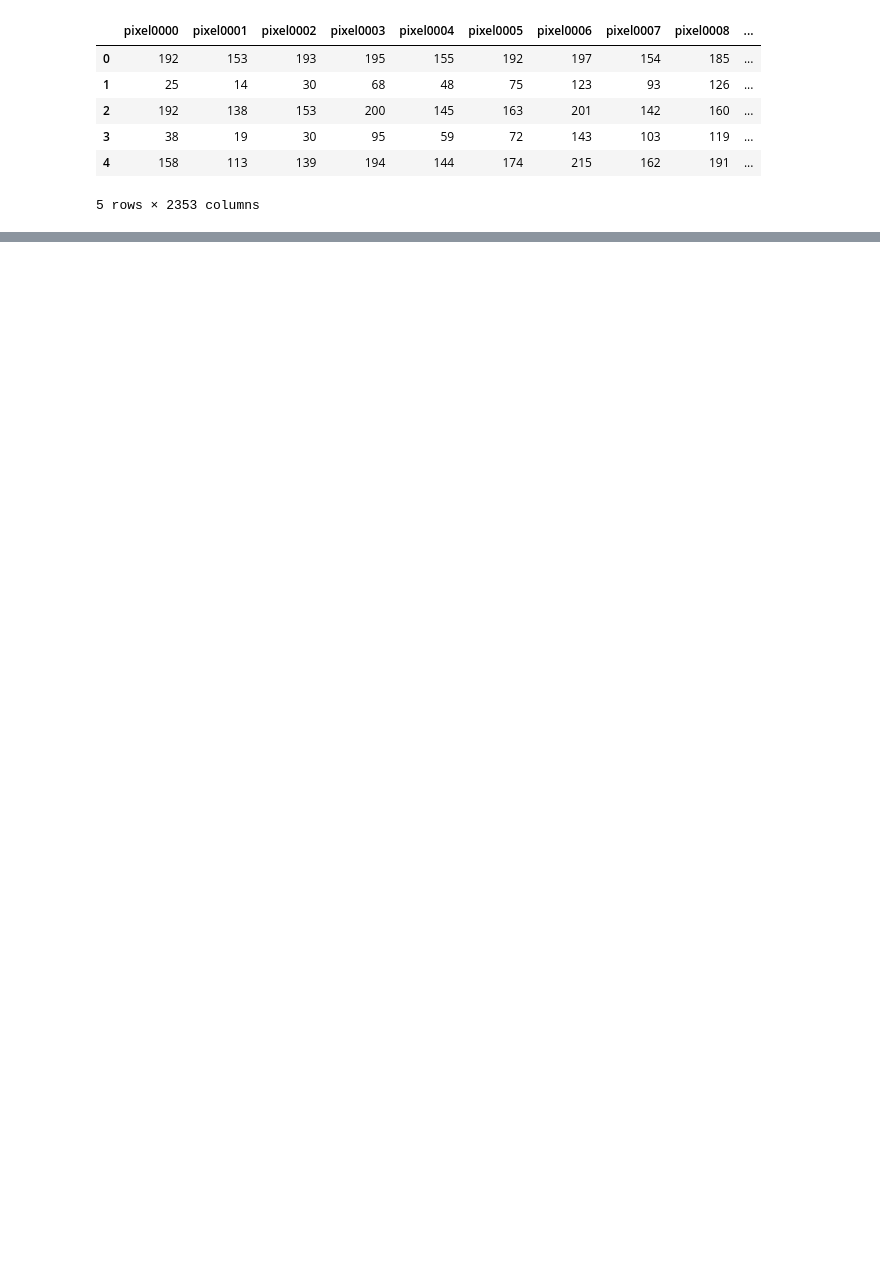
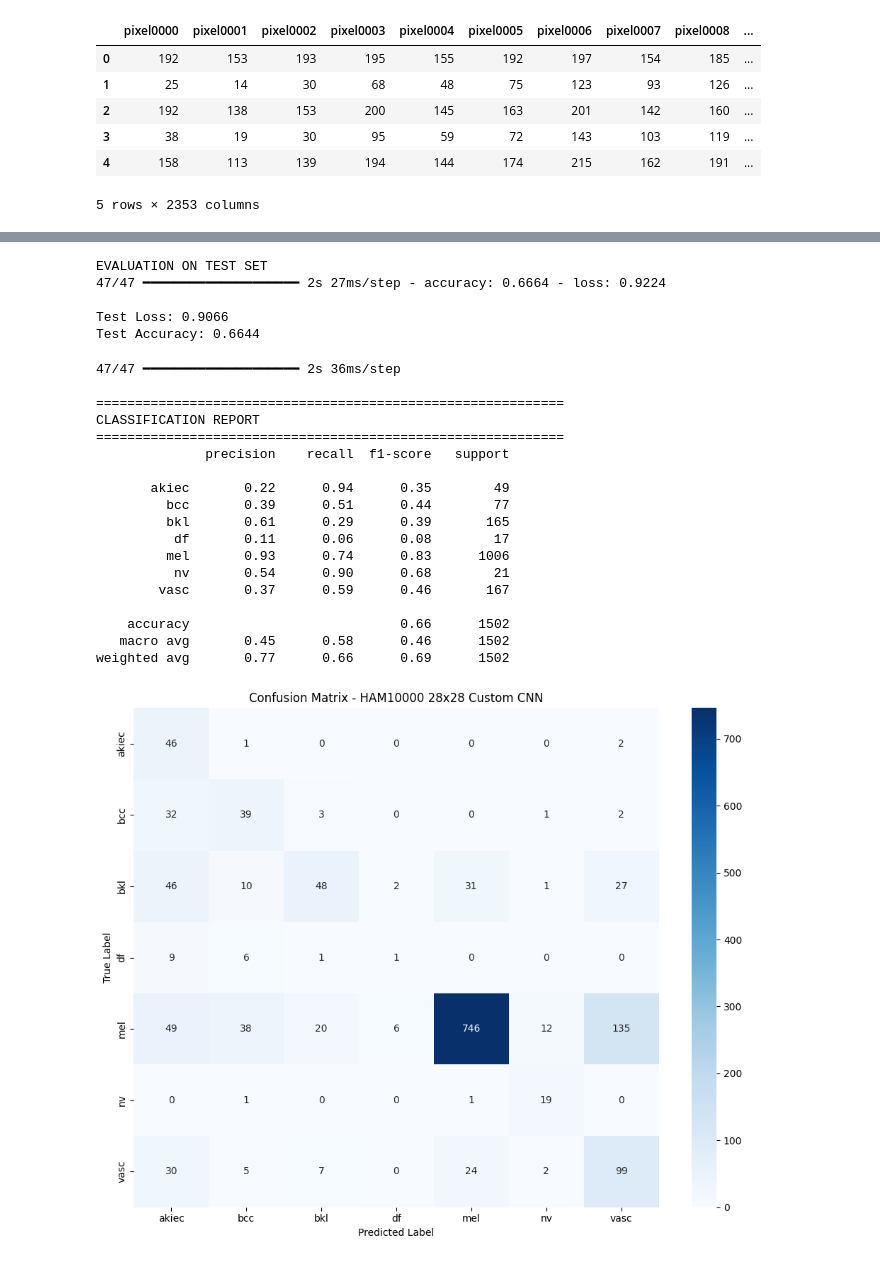
Before and after one commit to Jesseamukowa/Jesse-python, a Jupyter notebook: Skin_Cancer_Classifier.ipynb, the cells around one changed output, grey strips where cells are left out. Cells and saved outputs as stored; diff of their text form; code cells hidden in the pictures; blank space fills up the shorter version.

Commit message:
Created using Colab- Second update using a custom CNN

```diff
--- a/Skin_Cancer_Classifier.ipynb
+++ b/Skin_Cancer_Classifier.ipynb
@@ -178,3 +55,0 @@ model = tf.keras.Sequential([
-# %%
-# 2. Compile
-model.compile(optimizer='adam', loss='categorical_crossentropy', metrics=['accuracy', tf.keras.metrics.TopKCategoricalAccuracy(k=2, name='top_2_accuracy')])
@@ -224,12 +55,0 @@ val_gen   = weighted_generator(X_val,   y_val,   batch_size=BATCH_SIZE, is_train
-# %%
-#Training the model with 25 epochs
-
-history = model.fit(
-    train_gen,
-    steps_per_epoch = len(X_train) // BATCH_SIZE,
-    validation_data = val_gen,
-    validation_steps = len(X_val) // BATCH_SIZE,
-    epochs = 25,
-)
-
-print("TRAINING STARTED SUCCESSFULLY — NO MORE ERRORS!")
@@ -418,0 +412,62 @@ files.download("skin-cancer-detector.zip")
+# %%
+# 8. EVALUATE ON TEST SET
+print("EVALUATION ON TEST SET")
+
+# Convert test labels to one-hot
+y_test_onehot = keras.utils.to_categorical(y_test, num_classes=7)
+
+test_loss, test_acc = model.evaluate(X_test, y_test_onehot, verbose=1)
+print(f"\nTest Loss: {test_loss:.4f}")
+print(f"Test Accuracy: {test_acc:.4f}")
+# %% [output]
+EVALUATION ON TEST SET
+47/47 ━━━━━━━━━━━━━━━━━━━━ 2s 27ms/step - accuracy: 0.6664 - loss: 0.9224
+
+Test Loss: 0.9066
+Test Accuracy: 0.6644
+# %%
+# 9. PREDICTIONS AND ANALYSIS
+
+from sklearn.metrics import classification_report, confusion_matrix
+
+# Get predictions
+y_pred_proba = model.predict(X_test, verbose=1)
+y_pred = np.argmax(y_pred_proba, axis=1)
+
+# Classification report
+print("\n" + "="*60)
+print("CLASSIFICATION REPORT")
+print("="*60)
+print(classification_report(y_test, y_pred, target_names=classes))
+
+# Confusion matrix
+cm = confusion_matrix(y_test, y_pred)
+plt.figure(figsize=(10, 8))
+sns.heatmap(cm, annot=True, fmt='d', cmap='Blues',
+            xticklabels=classes, yticklabels=classes)
+plt.title('Confusion Matrix - HAM10000 28x28 Custom CNN')
+plt.ylabel('True Label')
+plt.xlabel('Predicted Label')
+plt.tight_layout()
+plt.savefig('confusion_matrix_28x28.png', dpi=300, bbox_inches='tight')
+plt.show()
+# %% [output]
+47/47 ━━━━━━━━━━━━━━━━━━━━ 2s 36ms/step
+
+============================================================
+CLASSIFICATION REPORT
+============================================================
+              precision    recall  f1-score   support
+
+       akiec       0.22      0.94      0.35        49
+         bcc       0.39      0.51      0.44        77
+         bkl       0.61      0.29      0.39       165
+          df       0.11      0.06      0.08        17
+         mel       0.93      0.74      0.83      1006
+          nv       0.54      0.90      0.68        21
+        vasc       0.37      0.59      0.46       167
+
+    accuracy                           0.66      1502
+   macro avg       0.45      0.58      0.46      1502
+weighted avg       0.77      0.66      0.69      1502
+[figure, added]
```
Also changed, not shown: parts of 26 cells of this notebook.
